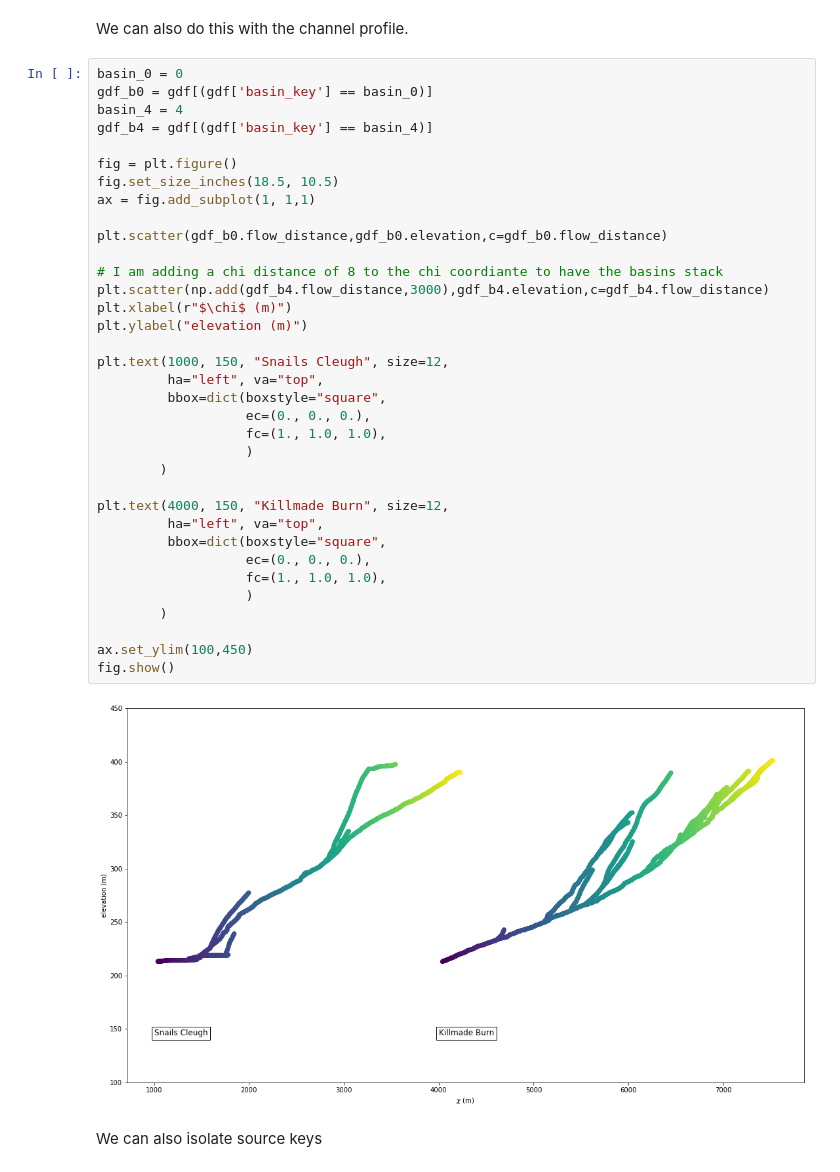
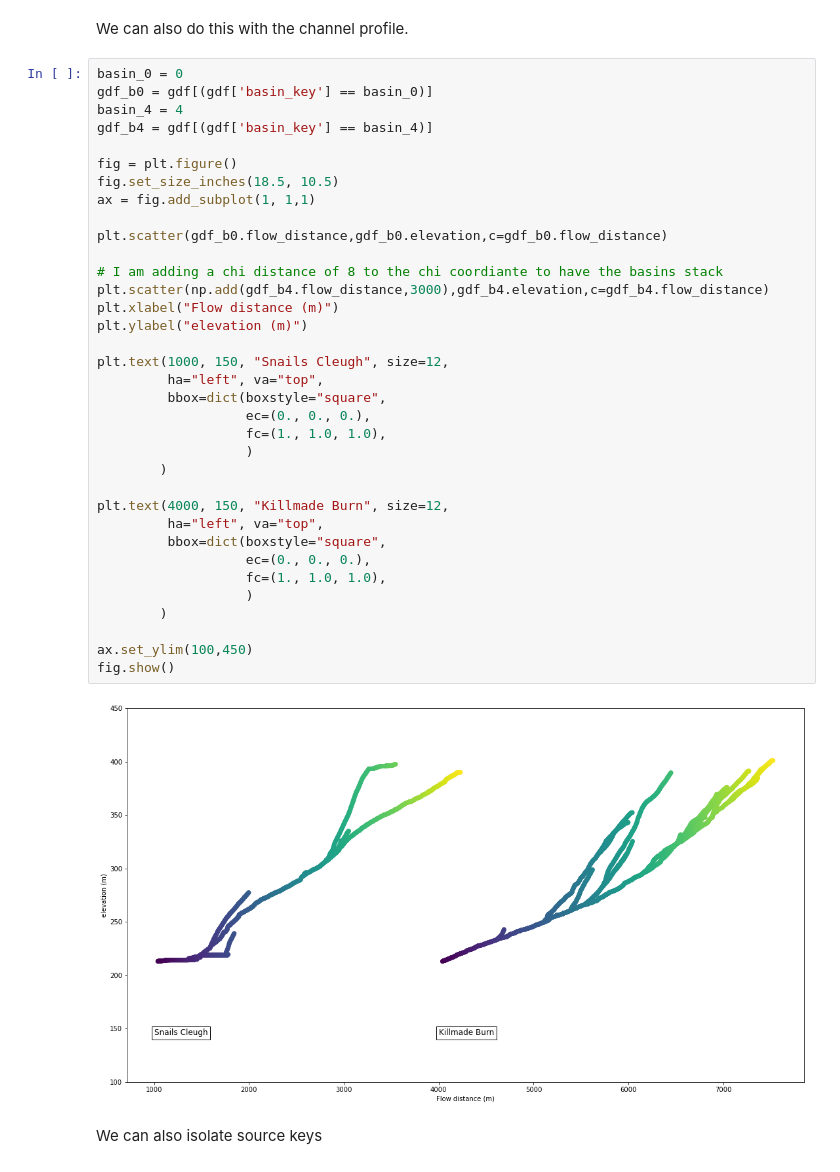
Before and after one commit to simon-m-mudd/smm_teaching_notebooks, a Jupyter notebook: lammermuir_data/Killmade_burn_channels.ipynb, the cells around one changed output. Saved outputs shown, nothing was run; the diff lists cells and outputs as text.

```diff
--- a/lammermuir_data/Killmade_burn_channels.ipynb
+++ b/lammermuir_data/Killmade_burn_channels.ipynb
@@ -181,35 +181,35 @@ gdf_b4 = gdf[(gdf['basin_key'] == basin_4)]
 
 fig = plt.figure()
 fig.set_size_inches(18.5, 10.5)
 ax = fig.add_subplot(1, 1,1)
 
 plt.scatter(gdf_b0.flow_distance,gdf_b0.elevation,c=gdf_b0.flow_distance)
 
 # I am adding a chi distance of 8 to the chi coordiante to have the basins stack
 plt.scatter(np.add(gdf_b4.flow_distance,3000),gdf_b4.elevation,c=gdf_b4.flow_distance)
-plt.xlabel(r"$\chi$ (m)")
+plt.xlabel("Flow distance (m)")
 plt.ylabel("elevation (m)")
 
 plt.text(1000, 150, "Snails Cleugh", size=12,
          ha="left", va="top",
          bbox=dict(boxstyle="square",
                    ec=(0., 0., 0.),
                    fc=(1., 1.0, 1.0),
                    )
         )
 
 plt.text(4000, 150, "Killmade Burn", size=12,
          ha="left", va="top",
          bbox=dict(boxstyle="square",
                    ec=(0., 0., 0.),
                    fc=(1., 1.0, 1.0),
                    )
         )
 
 ax.set_ylim(100,450)
 fig.show()
 # %% [output]
-[figure, old version]
+[figure, new version]
 # %% [markdown]
 We can also isolate source keys
 # %%
```
Also changed, not shown: 1 other file.
